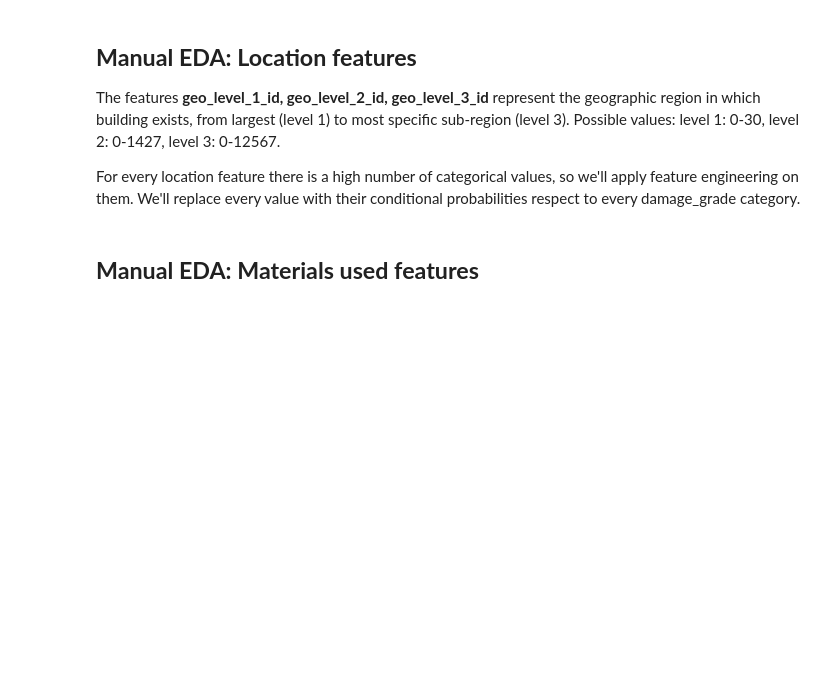
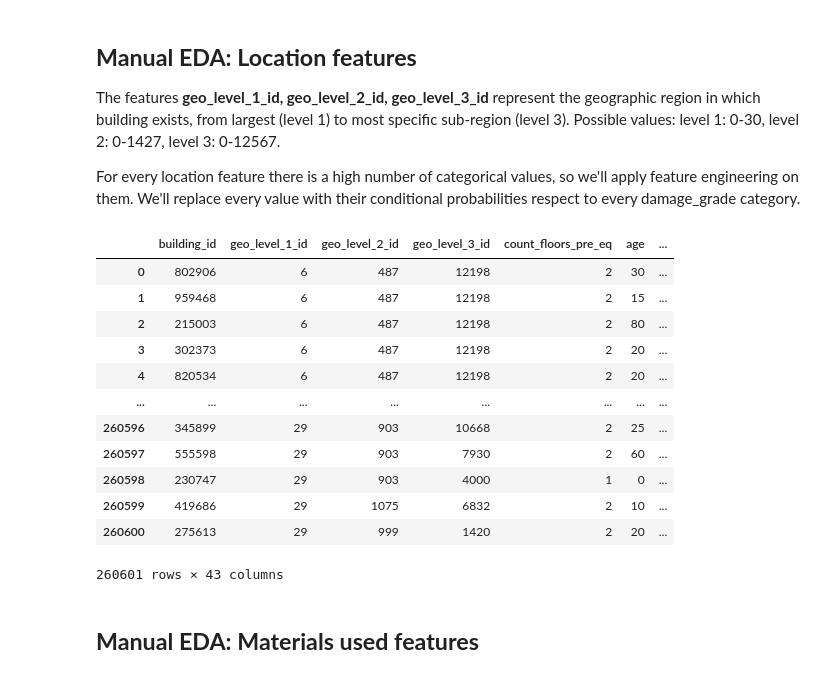
Before and after one commit to Nell87/drivendata_richter, a Jupyter notebook: script/analysis.ipynb, the cells around one changed output. Drawn from its saved outputs; the diff is of its cells as text; code cells hidden in the pictures; blank space fills up the shorter version.

```diff
--- a/script/analysis.ipynb
+++ b/script/analysis.ipynb
@@ -87,3 +94,38 @@ plt.show()
 The features **geo_level_1_id, geo_level_2_id, geo_level_3_id** represent the geographic region in which building exists, from largest (level 1) to most specific sub-region (level 3). Possible values: level 1: 0-30, level 2: 0-1427, level 3: 0-12567.
 
 For every location feature there is a high number of categorical values, so we'll apply feature engineering on them. We'll replace every value with their conditional probabilities respect to every damage_grade category.
+# %%
+# Function to create conditional probabilities Area1
+geo1_probs = train_merge.groupby('geo_level_1_id').size().div(len(train_merge))
+damage_probs_area1 = train_merge.groupby(['geo_level_1_id', 'damage_grade']).size().div(len(train_merge)).div(geo1_probs, axis=0, level='geo_level_1_id').reset_index()
+damage_probs_area1.columns= ['geo_level_1_id', 'damage_grade', 'prob_area1']
+
+# Function to create conditional probabilities Area1
+geo2_probs = train_merge.groupby('geo_level_2_id').size().div(len(train_merge))
+damage_probs_area2 = train_merge.groupby(['geo_level_2_id', 'damage_grade']).size().div(len(train_merge)).div(geo2_probs, axis=0, level='geo_level_2_id').reset_index()
+damage_probs_area2.columns= ['geo_level_2_id', 'damage_grade', 'prob_area2']
+
+# Function to create conditional probabilities Area1
+geo3_probs = train_merge.groupby('geo_level_3_id').size().div(len(train_merge))
+damage_probs_area3 = train_merge.groupby(['geo_level_3_id', 'damage_grade']).size().div(len(train_merge)).div(geo3_probs, axis=0, level='geo_level_3_id').reset_index()
+damage_probs_area3.columns= ['geo_level_3_id', 'damage_grade', 'prob_area3']
+
+train_merge = train_merge.merge(damage_probs_area1[['geo_level_1_id', 'damage_grade', 'prob_area1']])
+train_merge = train_merge.merge(damage_probs_area2[['geo_level_2_id', 'damage_grade', 'prob_area2']])
+train_merge = train_merge.merge(damage_probs_area3[['geo_level_3_id', 'damage_grade', 'prob_area3']])
+
+train_merge
+# %% [output]
+|  | building_id | geo_level_1_id | geo_level_2_id | geo_level_3_id | count_floors_pre_eq | age | ... |
+| 0 | 802906 | 6 | 487 | 12198 | 2 | 30 | ... |
+| 1 | 959468 | 6 | 487 | 12198 | 2 | 15 | ... |
+| 2 | 215003 | 6 | 487 | 12198 | 2 | 80 | ... |
+| 3 | 302373 | 6 | 487 | 12198 | 2 | 20 | ... |
+| 4 | 820534 | 6 | 487 | 12198 | 2 | 20 | ... |
+| ... | ... | ... | ... | ... | ... | ... | ... |
+| 260596 | 345899 | 29 | 903 | 10668 | 2 | 25 | ... |
+| 260597 | 555598 | 29 | 903 | 7930 | 2 | 60 | ... |
+| 260598 | 230747 | 29 | 903 | 4000 | 1 | 0 | ... |
+| 260599 | 419686 | 29 | 1075 | 6832 | 2 | 10 | ... |
+| 260600 | 275613 | 29 | 999 | 1420 | 2 | 20 | ... |
+260601 rows × 43 columns
```
Also changed, not shown: parts of 3 cells of this notebook.
